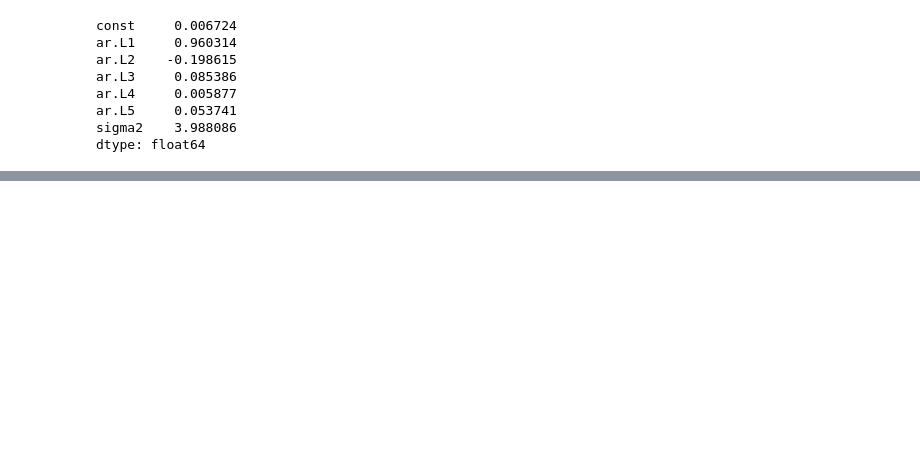
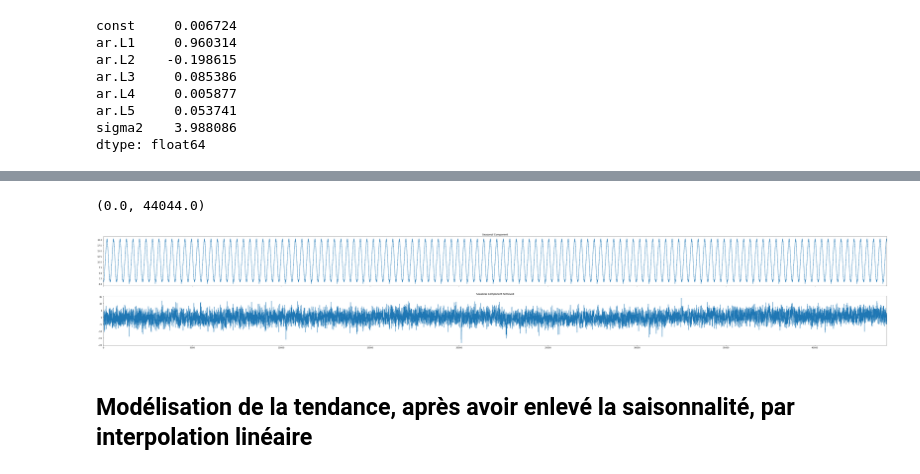
Before and after one commit to LucaNyckees/SCV_project1, a Jupyter notebook: notebooks/Untitled.ipynb, the cells around one changed output, grey strips where cells are left out. Drawn from its saved outputs; the diff is of its cells as text; code cells hidden in the pictures; blank space fills up the shorter version.

```diff
--- a/notebooks/Untitled.ipynb
+++ b/notebooks/Untitled.ipynb
@@ -195,0 +195,17 @@ dtype: float64
+# %%
+average_seasonal_component = [df[df.Day_of_year == j+1].TG.mean() for j in range(0,366)]
+day = np.array(df.Day_of_year)
+df['Season_TG'] = [average_seasonal_component[d-1] for d in day]
+df["Seasonless_TG"] = df.TG-df.Season_TG
+# %%
+fig, axs = plt.subplots(2,sharex = True)
+axs[0].plot(df.Season_TG)
+axs[0].set_title('Seasonal Component')
+axs[1].plot(df.TG-df.Season_TG)
+axs[1].set_title('Seasonal Component Removed')
+plt.xlim(0,np.shape(df.Season_TG)[0])
+# %% [output]
+(0.0, 44044.0)
+[figure, added]
+# %% [markdown]
+## Modélisation de la tendance, après avoir enlevé la saisonnalité, par interpolation linéaire
```
Also changed, not shown: parts of 7 cells of this notebook.
